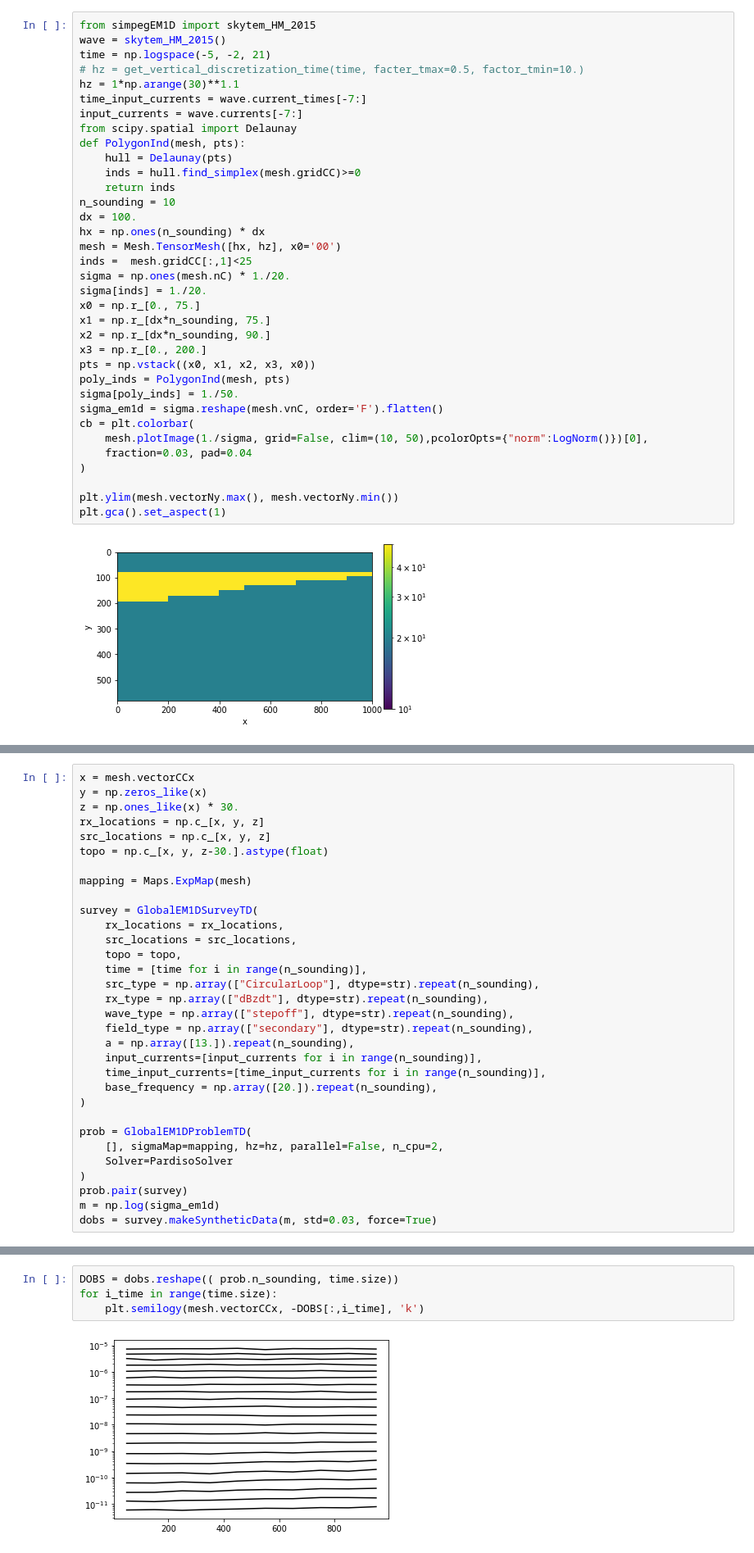
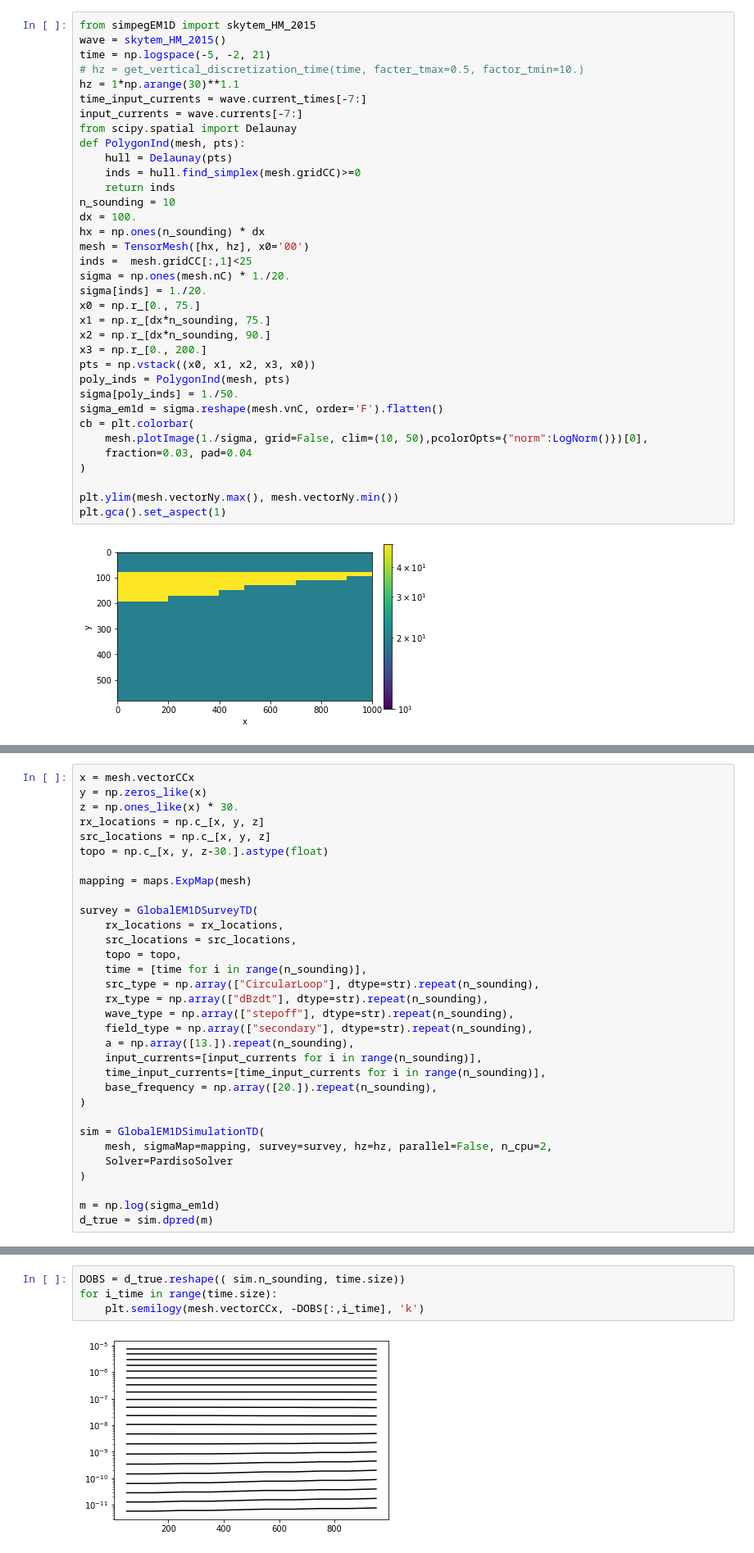
Before and after one commit to simpeg/simpegEM1D, a Jupyter notebook: notebooks/examples/Test_global_em1d_inversion_td.ipynb, the cells around one changed output, grey strips where cells are left out. Shown at 82% size. Saved outputs shown, nothing was run; the diff lists cells and outputs as text.

```diff
--- a/notebooks/examples/Test_global_em1d_inversion_td.ipynb
+++ b/notebooks/examples/Test_global_em1d_inversion_td.ipynb
@@ -27,7 +28,7 @@ def PolygonInd(mesh, pts):
 n_sounding = 10
 dx = 100.
 hx = np.ones(n_sounding) * dx
-mesh = Mesh.TensorMesh([hx, hz], x0='00')
+mesh = TensorMesh([hx, hz], x0='00')
 inds =  mesh.gridCC[:,1]<25
 sigma = np.ones(mesh.nC) * 1./20.
 sigma[inds] = 1./20.
@@ -61,7 +62,7 @@ rx_locations = np.c_[x, y, z]
 src_locations = np.c_[x, y, z]
 topo = np.c_[x, y, z-30.].astype(float)
 
-mapping = Maps.ExpMap(mesh)
+mapping = maps.ExpMap(mesh)
 
 survey = GlobalEM1DSurveyTD(
     rx_locations = rx_locations,
@@ -78,13 +79,13 @@ survey = GlobalEM1DSurveyTD(
     base_frequency = np.array([20.]).repeat(n_sounding),
 )
 
-prob = GlobalEM1DProblemTD(
-    [], sigmaMap=mapping, hz=hz, parallel=False, n_cpu=2,
+sim = GlobalEM1DSimulationTD(
+    mesh, sigmaMap=mapping, survey=survey, hz=hz, parallel=False, n_cpu=2,
     Solver=PardisoSolver
 )
-prob.pair(survey)
+
 m = np.log(sigma_em1d)
-dobs = survey.makeSyntheticData(m, std=0.03, force=True)
+d_true = sim.dpred(m)
 # %% [output]
 >> Set parameters
 >> Serial version is used
@@ -92,8 +92,8 @@ SimPEG.Survey assigned new std of 3.00%
 # %%
-DOBS = dobs.reshape(( prob.n_sounding, time.size))
+DOBS = d_true.reshape(( sim.n_sounding, time.size))
 for i_time in range(time.size):
     plt.semilogy(mesh.vectorCCx, -DOBS[:,i_time], 'k')
 # %% [output]
-[figure, old version]
+[figure, new version]
 # %%
 mesh_reg = get_2d_mesh(n_sounding, hz)
```
Also changed, not shown: parts of 15 cells of this notebook, 5 other files.
